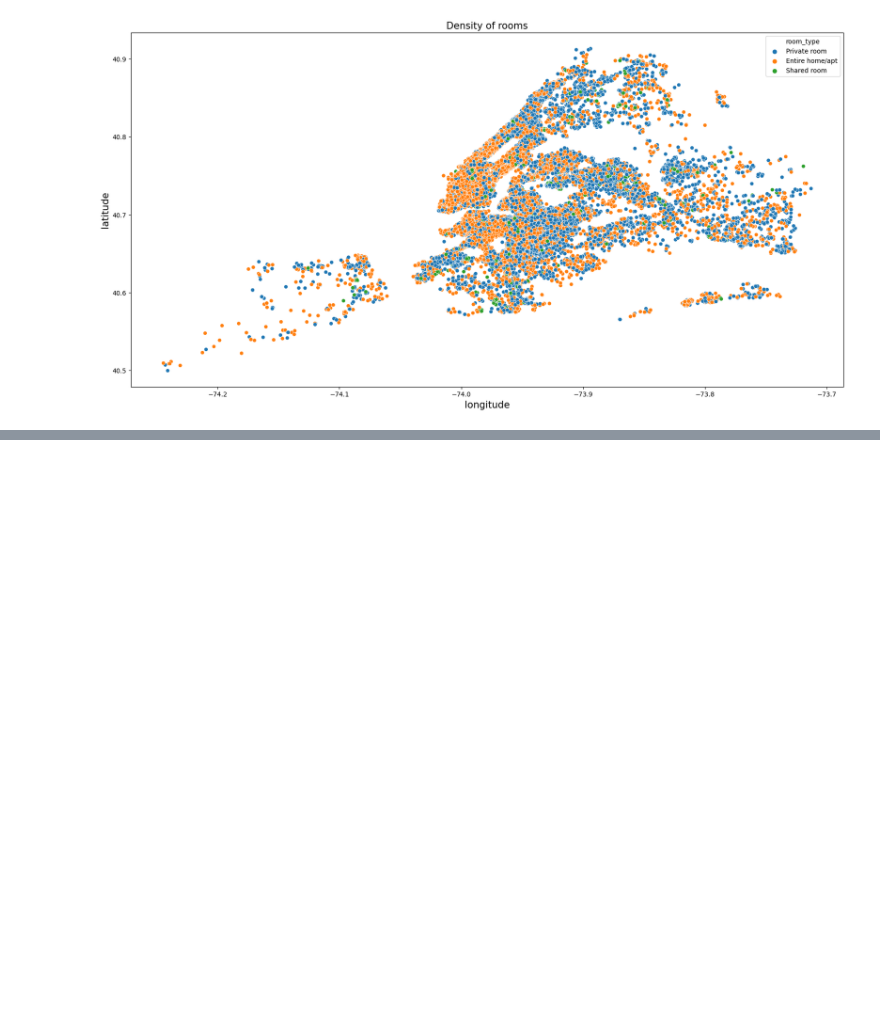
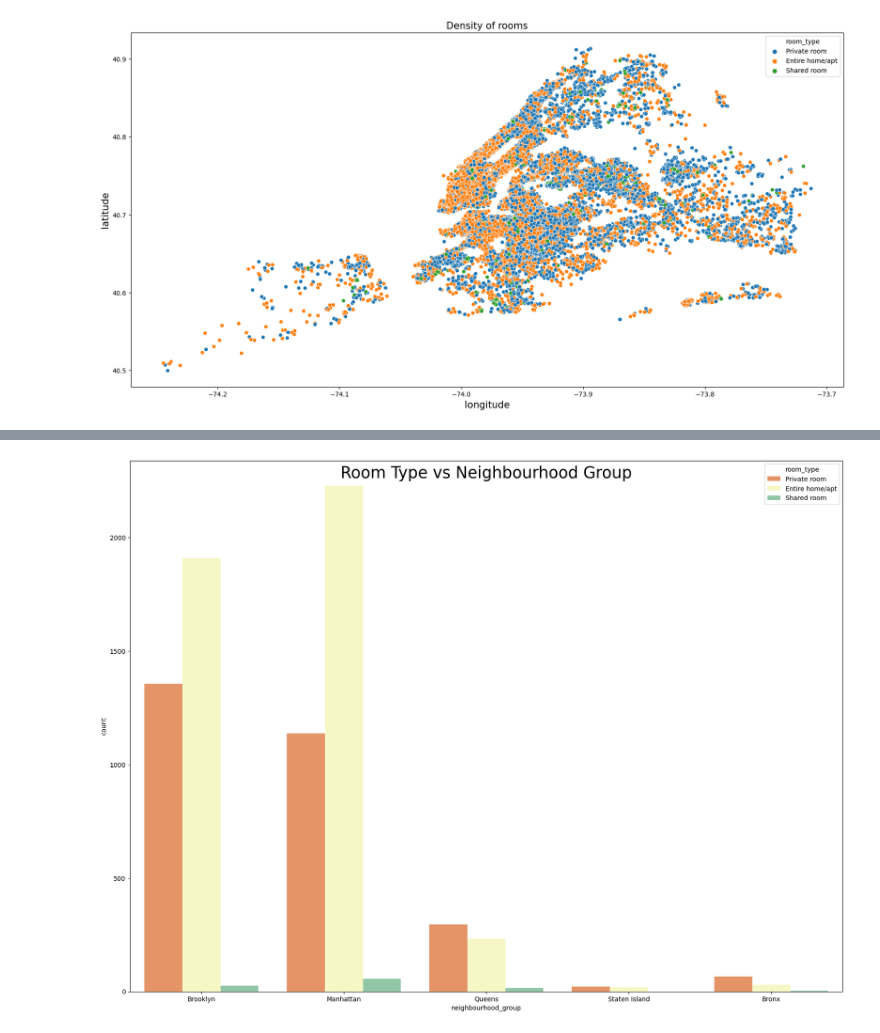
Before and after one commit to Tilak46-R/Airbnb-booking-Analysis, a Jupyter notebook: individual_Airbnb_Booking_Analysis.ipynb, the cells around one changed output, grey strips where cells are left out. Saved outputs shown, nothing was run; the diff lists cells and outputs as text; code cells hidden in the pictures; blank space fills up the shorter version.

```diff
--- a/individual_Airbnb_Booking_Analysis.ipynb
+++ b/individual_Airbnb_Booking_Analysis.ipynb
@@ -250,0 +272,7 @@ plt.show()
+# %%
+plt.figure(figsize = (20,15))
+plt.title("Room Type vs Neighbourhood Group", fontsize = 25,y = 0.96)
+sns.countplot(x = airbnb_data.neighbourhood_group, hue = airbnb_data.room_type, palette = 'Spectral')
+plt.show()
+# %% [output]
+[figure, added]
```
Also changed, not shown: parts of 20 cells of this notebook.
